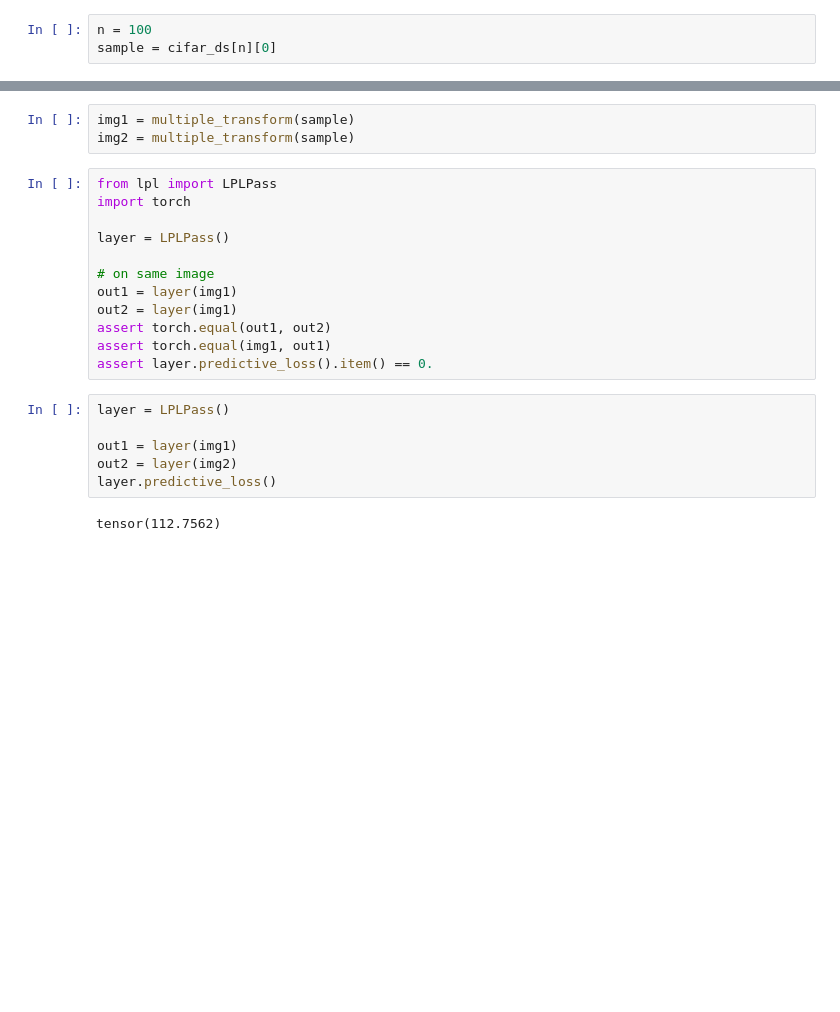
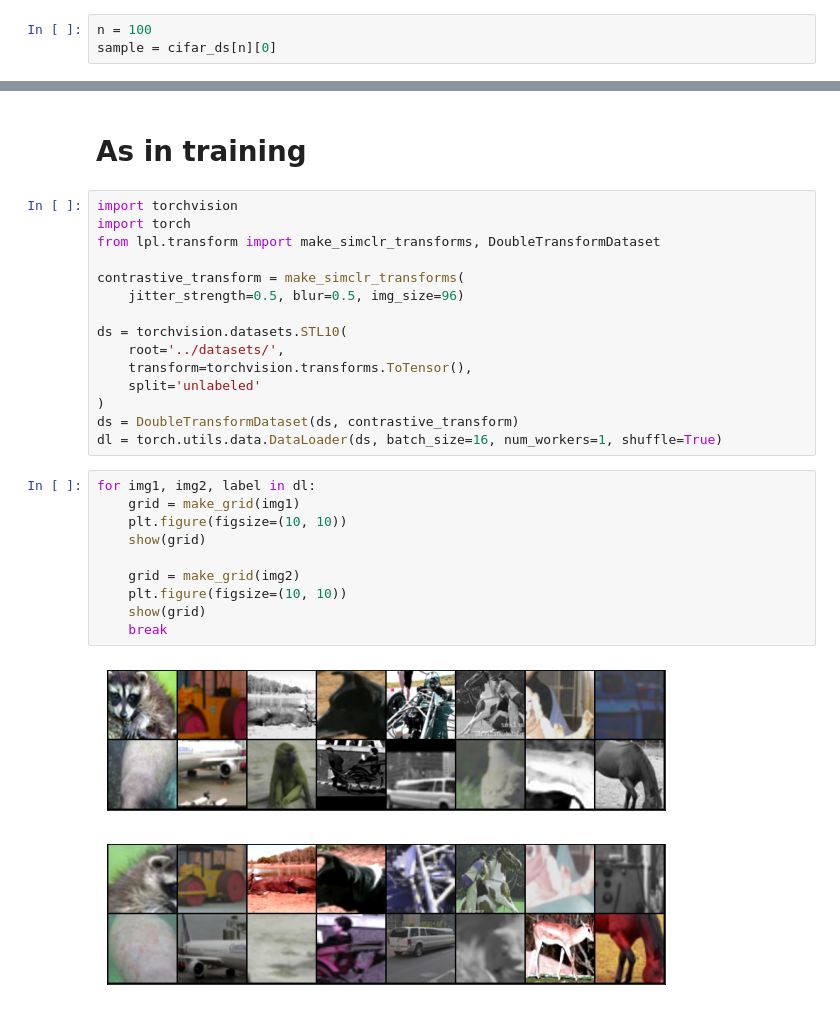
Before and after one commit to martinosorb/LPL, a Jupyter notebook: show-image-transformations.ipynb, the cells around one changed output, grey strips where cells are left out. Saved outputs shown, nothing was run; the diff lists cells and outputs as text; blank space fills up the shorter version.

```diff
--- a/show-image-transformations.ipynb
+++ b/show-image-transformations.ipynb
@@ -32,23 +30,30 @@ show(grid)
-# %%
-img1 = multiple_transform(sample)
-img2 = multiple_transform(sample)
-# %%
-from lpl import LPLPass
-import torch
-
-layer = LPLPass()
-
-# on same image
-out1 = layer(img1)
-out2 = layer(img1)
-assert torch.equal(out1, out2)
-assert torch.equal(img1, out1)
-assert layer.predictive_loss().item() == 0.
-# %%
-layer = LPLPass()
-
-out1 = layer(img1)
-out2 = layer(img2)
-layer.predictive_loss()
-# %% [output]
-tensor(112.7562)
+# %% [markdown]
+# As in training
+# %%
+import torchvision
+import torch
+from lpl.transform import make_simclr_transforms, DoubleTransformDataset
+
+contrastive_transform = make_simclr_transforms(
+    jitter_strength=0.5, blur=0.5, img_size=96)
+
+ds = torchvision.datasets.STL10(
+    root='../datasets/',
+    transform=torchvision.transforms.ToTensor(),
+    split='unlabeled'
+)
+ds = DoubleTransformDataset(ds, contrastive_transform)
+dl = torch.utils.data.DataLoader(ds, batch_size=16, num_workers=1, shuffle=True)
+# %%
+for img1, img2, label in dl:
+    grid = make_grid(img1)
+    plt.figure(figsize=(10, 10))
+    show(grid)
+
+    grid = make_grid(img2)
+    plt.figure(figsize=(10, 10))
+    show(grid)
+    break
+# %% [output]
+[figure, added]
+[figure, added]
```
Also changed, not shown: parts of 3 cells of this notebook, 2 other files.
